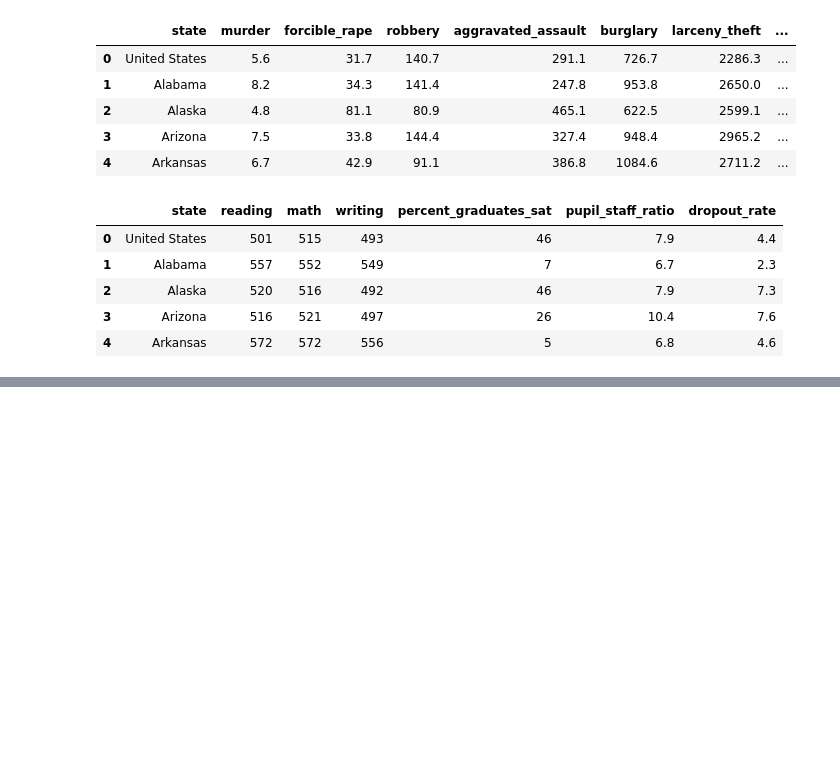
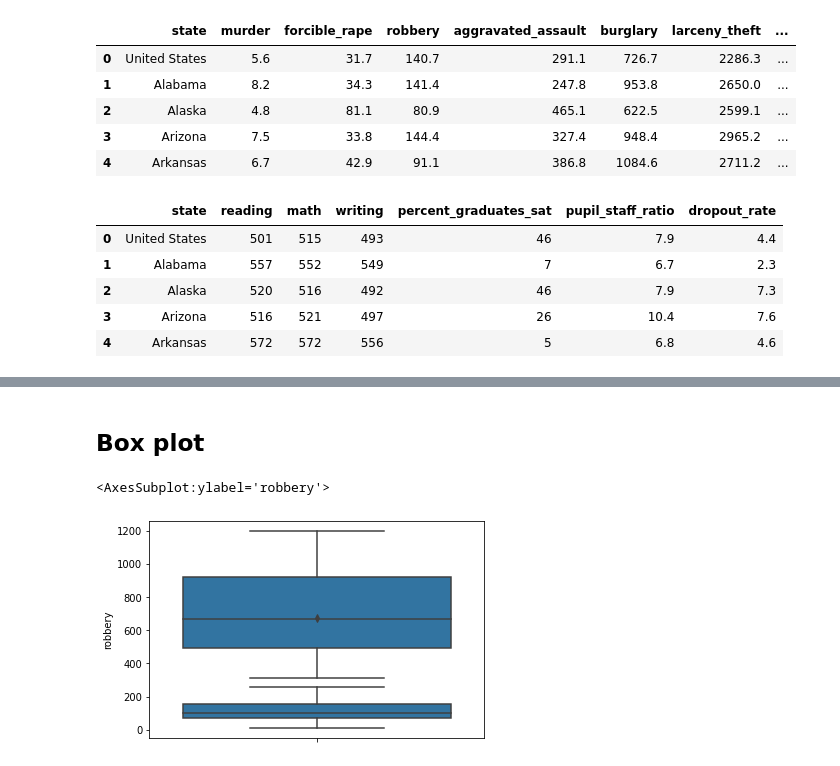
Before and after one commit to samantoz/dsc640-data_presentation, a Jupyter notebook: notebook/ex6.2.ipynb, the cells around one changed output, grey strips where cells are left out. Saved outputs shown, nothing was run; the diff lists cells and outputs as text; code cells hidden in the pictures; blank space fills up the shorter version.

```diff
--- a/notebook/ex6.2.ipynb
+++ b/notebook/ex6.2.ipynb
@@ -89,0 +101,12 @@ education.head()
+# %% [markdown]
+## Box plot
+# %%
+# plt.boxplot([crime.burglary, crime.robbery], labels=['burglary', 'Robbery'])
+states_lst = ['Arkansas', 'Alabama ']
+fltr = crime['state'].isin(states_lst)
+new_df = crime.loc[fltr]
+sns.boxplot(y='burglary', data=crime)
+sns.boxplot(y='robbery', data=crime)
+# %% [output]
+<AxesSubplot:ylabel='robbery'>
+[figure, added]
```
Also changed, not shown: parts of 6 cells of this notebook, 1 other file.
